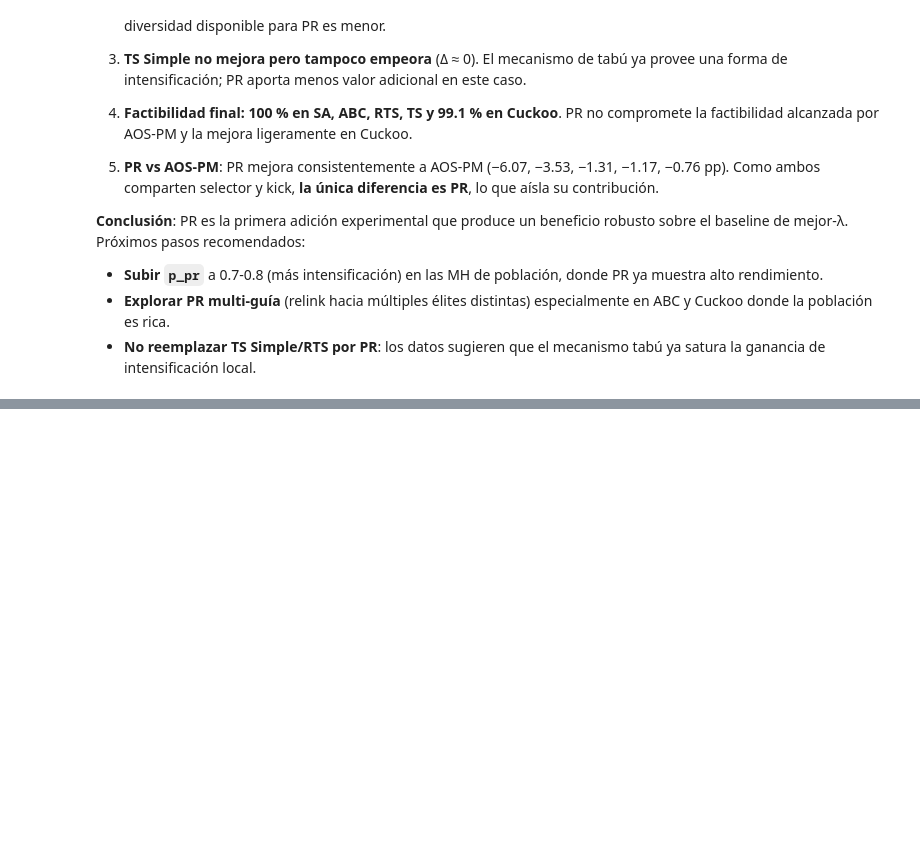
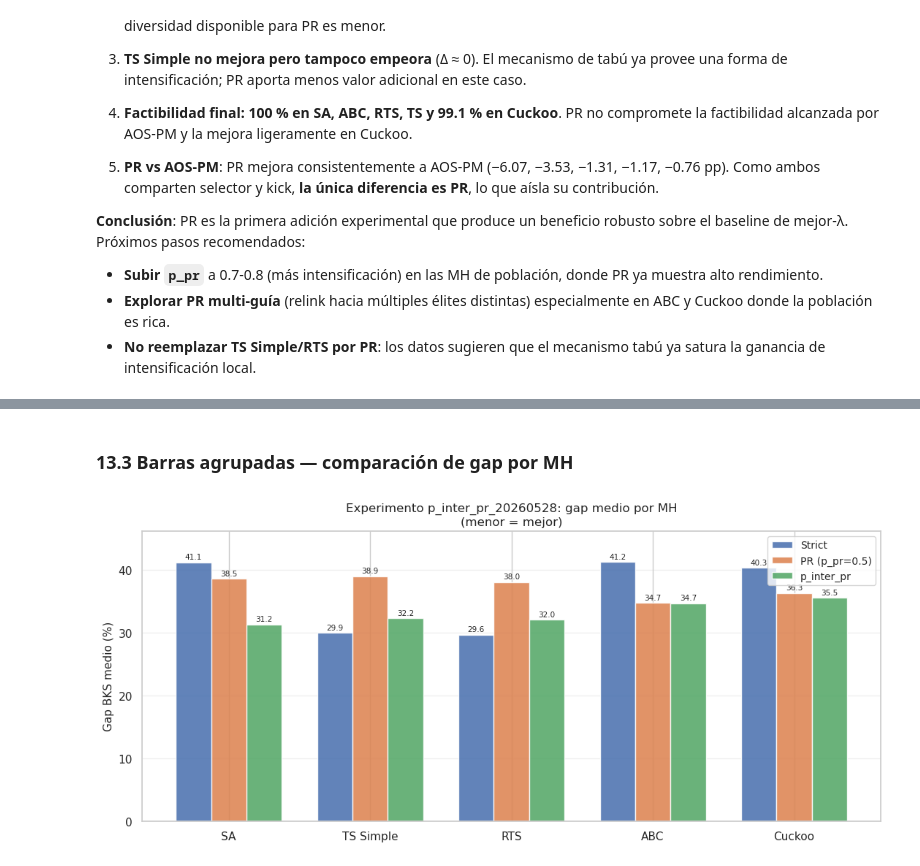
Before and after one commit to Alhely/MetaCARP_Proyecto, a Jupyter notebook: analisis_operadores_20260520/analisis_exploratorio_operadores.ipynb, the cells around one changed output, grey strips where cells are left out. Saved outputs shown, nothing was run; the diff lists cells and outputs as text; code cells hidden in the pictures; blank space fills up the shorter version.

```diff
--- a/analisis_operadores_20260520/analisis_exploratorio_operadores.ipynb
+++ b/analisis_operadores_20260520/analisis_exploratorio_operadores.ipynb
@@ -1883,0 +1999,31 @@ recomendados:
+# %% [markdown]
+### 13.3 Barras agrupadas — comparación de gap por MH
+# %%
+# ── 13.3 Barras agrupadas: strict vs PR vs p_inter_pr ─────────────────────────
+x    = np.arange(len(ORDER))
+ancho = 0.25
+colores = ['#4C72B0', '#DD8452', '#55A868']
+
+fig, ax = plt.subplots(figsize=(11, 5))
+b1 = ax.bar(x - ancho, g_strict, ancho, label='Strict',      color=colores[0], alpha=0.88)
+b2 = ax.bar(x,         g_pr,     ancho, label='PR (p_pr=0.5)', color=colores[1], alpha=0.88)
+b3 = ax.bar(x + ancho, g_pip,    ancho, label='p_inter_pr',   color=colores[2], alpha=0.88)
+
+for bars in [b1, b2, b3]:
+    for bar in bars:
+        h = bar.get_height()
+        ax.text(bar.get_x() + bar.get_width()/2, h + 0.3, f'{h:.1f}',
+                ha='center', va='bottom', fontsize=7.5)
+
+ax.set_xticks(x)
+ax.set_xticklabels(ORDER, fontsize=11)
+ax.set_ylabel('Gap BKS medio (%)', fontsize=11)
+ax.set_title('Experimento p_inter_pr_20260528: gap medio por MH\n(menor = mejor)', fontsize=12)
+ax.legend(fontsize=10)
+ax.set_ylim(0, max(g_strict.max(), g_pr.max(), g_pip.max()) * 1.12)
+ax.grid(axis='y', alpha=0.3)
+plt.tight_layout()
+plt.savefig('fig_sec13_barras_gap.png', dpi=150)
+plt.show()
+# %% [output]
+[figure, added]
```
Also changed, not shown: parts of 19 cells of this notebook.
